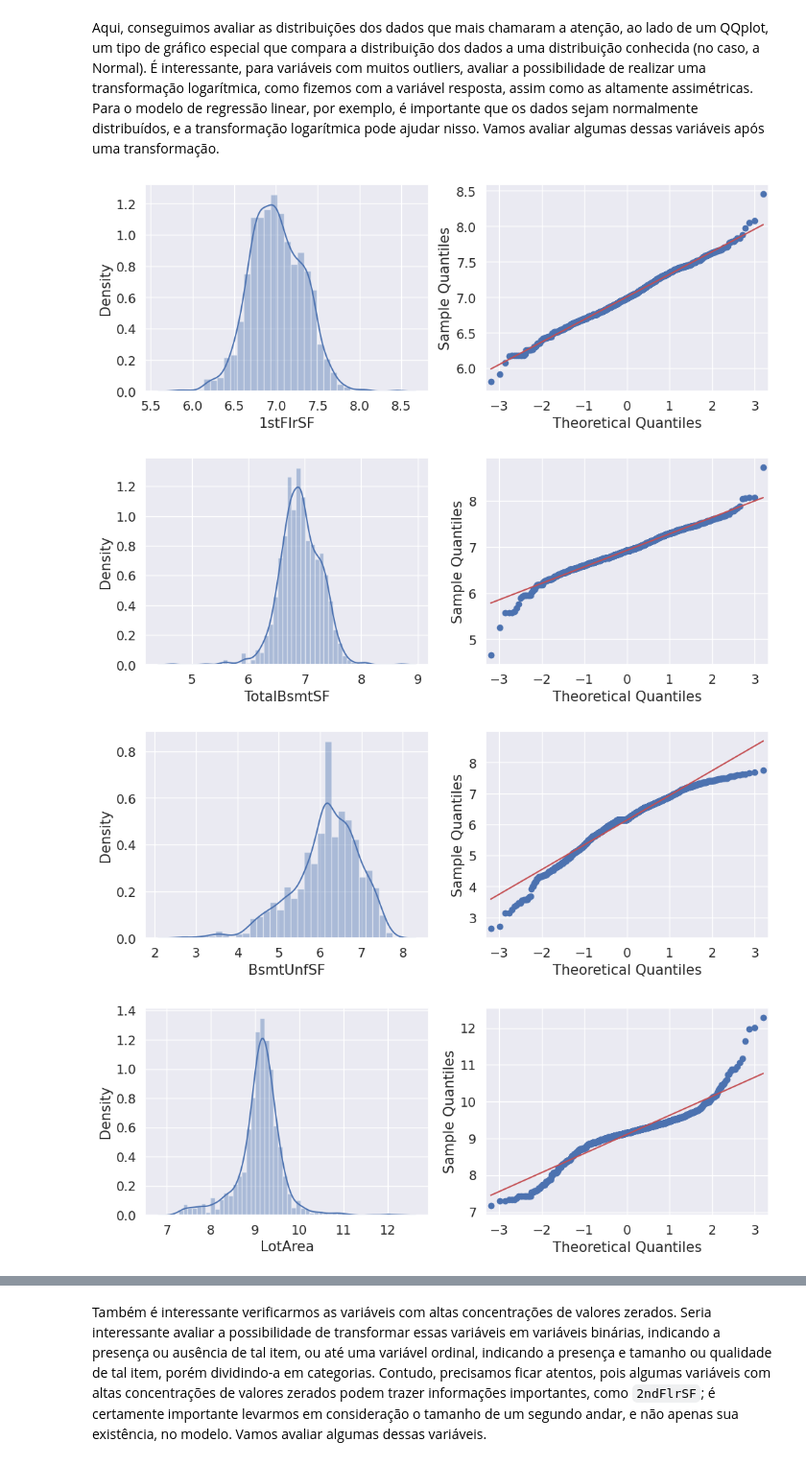
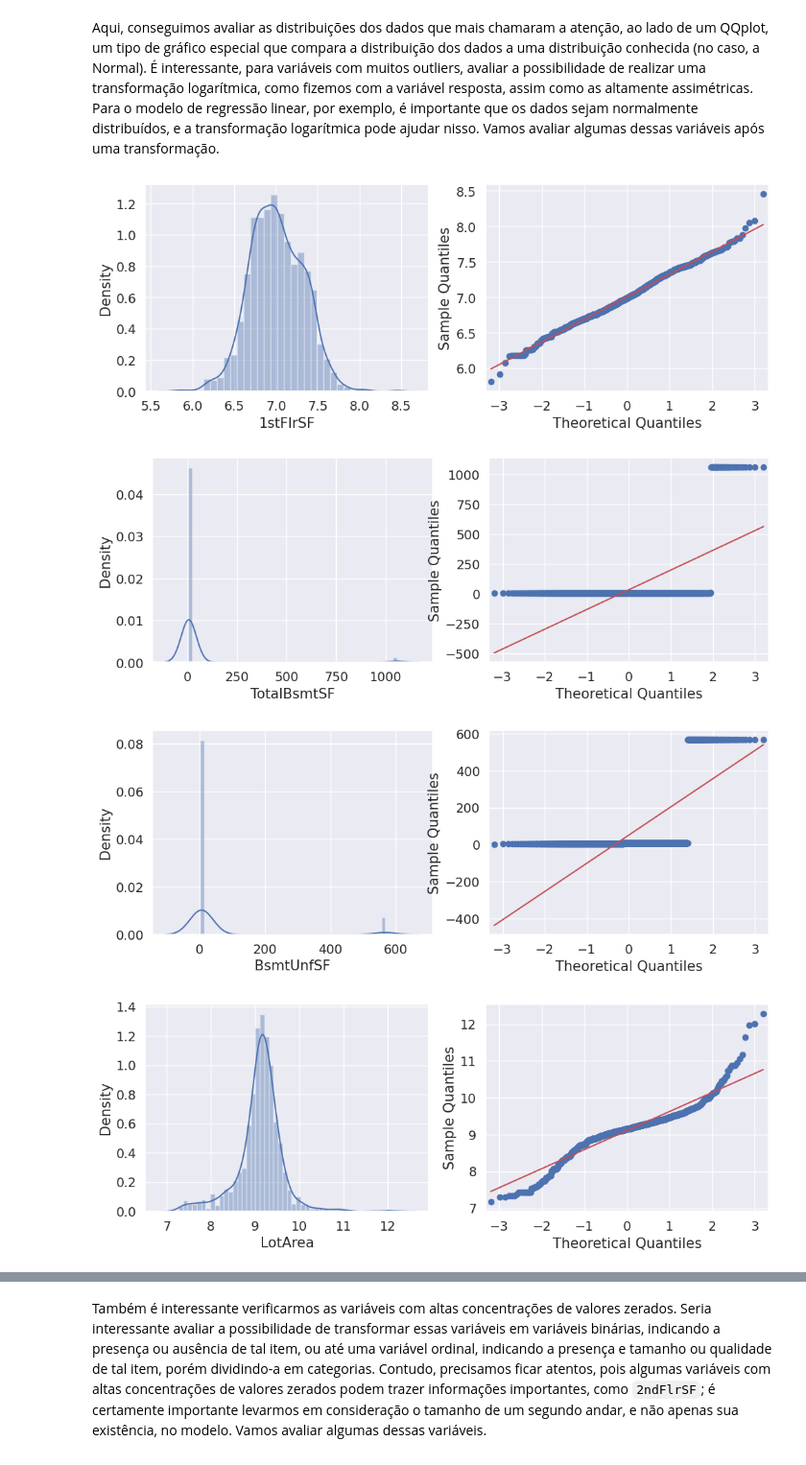
Before and after one commit to thomaschiari/ML_AI-Training, a Jupyter notebook: M1-Introduction/Exploratory-Preprocessing.ipynb, the cells around one changed output, grey strips where cells are left out. Shown at 96% size. Saved outputs shown, nothing was run; the diff lists cells and outputs as text; code cells hidden in the pictures.

```diff
--- a/M1-Introduction/Exploratory-Preprocessing.ipynb
+++ b/M1-Introduction/Exploratory-Preprocessing.ipynb
@@ -60,7 +62,7 @@ PATH_TRAIN = os.path.join('data', 'house-prices', 'train.csv')
 PATH_TEST = os.path.join('data', 'house-prices', 'test.csv')
 # %%
 dataset = pd.read_csv(PATH_TRAIN, encoding='utf-8')
-dataset_te = pd.read_csv(PATH_TEST, encoding='utf-8')
+dataset_test = pd.read_csv(PATH_TEST, encoding='utf-8')
 dataset.head()
 # %% [output]
 |  | Id | MSSubClass | MSZoning | LotFrontage | LotArea | Street | Alley | LotShape | LandContour | ... |
@@ -122,6 +134,7 @@ import seaborn as sns
 %matplotlib inline
 sns.set()
 df = dataset.copy()
+df_t = dataset_test.copy()
 # %%
 sns.distplot(df['SalePrice'])
 # %% [output]
@@ -229,6 +242,7 @@ colunas_fill = ['PoolQC','MiscFeature','Alley','Fence','MasVnrType','FireplaceQu
 
 for col in colunas_fill:
     df[col].fillna('None', inplace=True)
+    df_t[col].fillna('None', inplace=True)
 # %% [markdown]
 Agora realizaremos novamente a análise de faltantes.
 # %%
@@ -249,6 +263,10 @@ Os demais valores faltantes não possuem algum significado, e existem diversas t
 df.LotFrontage.fillna(df.LotFrontage.mean(), inplace=True)
 df.GarageYrBlt.fillna(df.GarageYrBlt.mode(), inplace=True)
 df.MasVnrArea.fillna(df.MasVnrArea.mean(), inplace=True)
+
+df_t.LotFrontage.fillna(df_t.LotFrontage.mean(), inplace=True)
+df_t.GarageYrBlt.fillna(df_t.GarageYrBlt.mode(), inplace=True)
+df_t.MasVnrArea.fillna(df_t.MasVnrArea.mean(), inplace=True)
 # %%
 df.head()
 # %% [output]
@@ -343,23 +361,28 @@ Aqui, conseguimos avaliar as distribuições dos dados que mais chamaram a aten
 # %%
 var_transformar = ['1stFlrSF','TotalBsmtSF', 'BsmtUnfSF', 'LotArea', 'LotFrontage']
 
+# Vamos realizar a transformação no dataset original e de treino.
 for var in var_transformar:
-    df_num[var] = np.log(df_num[var])
-    df_num[var].replace([np.inf, -np.inf], np.nan, inplace=True)
-    df_num[var].fillna(df_num[var].mean(), inplace=True)
+    df[var] = np.log(df_num[var])
+    df[var].replace([np.inf, -np.inf], np.nan, inplace=True)
+    df[var].fillna(df_num[var].mean(), inplace=True)
+    df_t[var] = np.log(df_t[var])
+    df_t[var].replace([np.inf, -np.inf], np.nan, inplace=True)
+    df_t[var].fillna(df_num[var].mean(), inplace=True)
 
+df_num = df.select_dtypes(exclude='object')
 
 for var in var_transformar:
     fig = plt.figure(figsize=(12,4))
     ax1 = fig.add_subplot(121)
     ax2 = fig.add_subplot(122)
     sns.distplot(df_num[var], ax=ax1)
     sm.qqplot(df_num[var], line='s', ax=ax2)
     plt.show()
 # %% [output]
 [figure]
-[figure, old version]
+[figure, new version]
-[figure, old version]
+[figure, new version]
 [figure]
 [figure]
 # %% [markdown]
```
Also changed, not shown: parts of 21 cells of this notebook, 3 other files.
